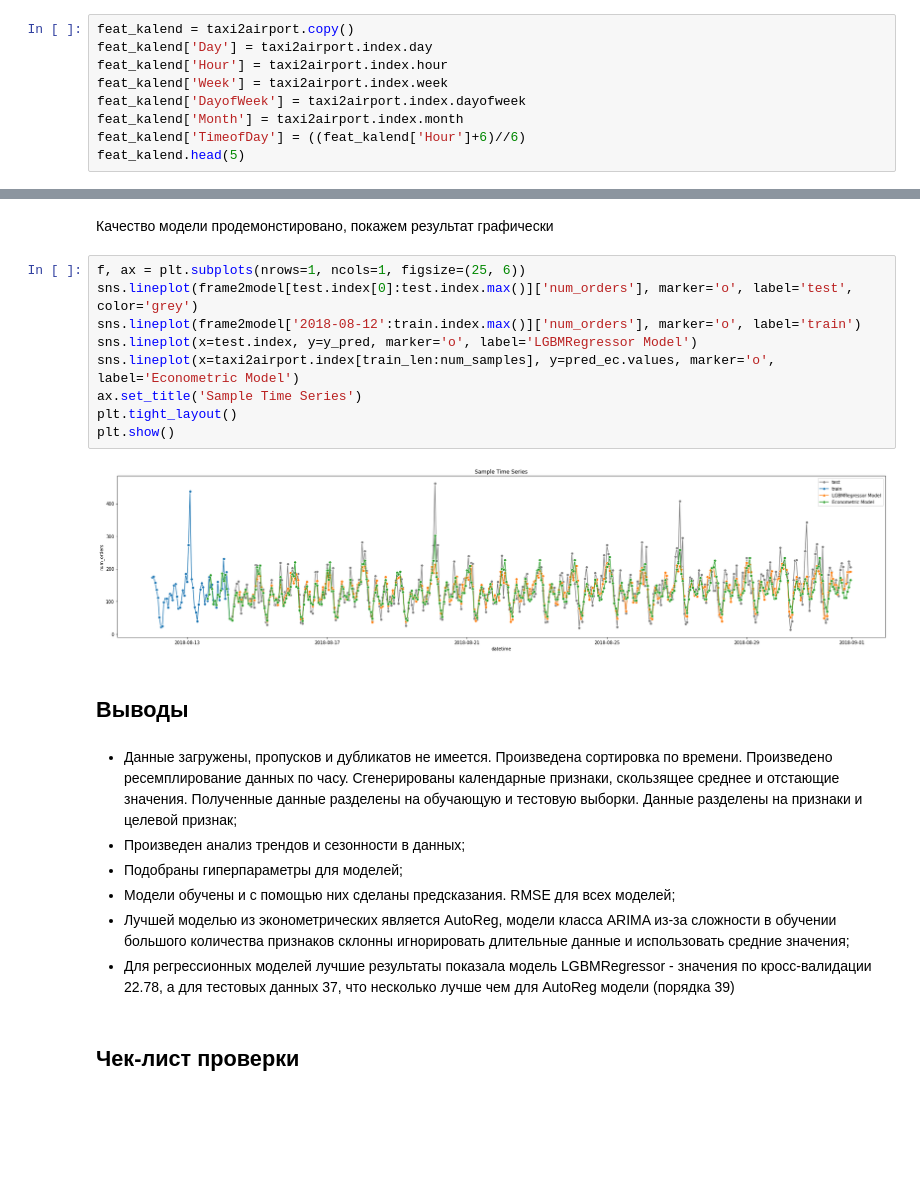
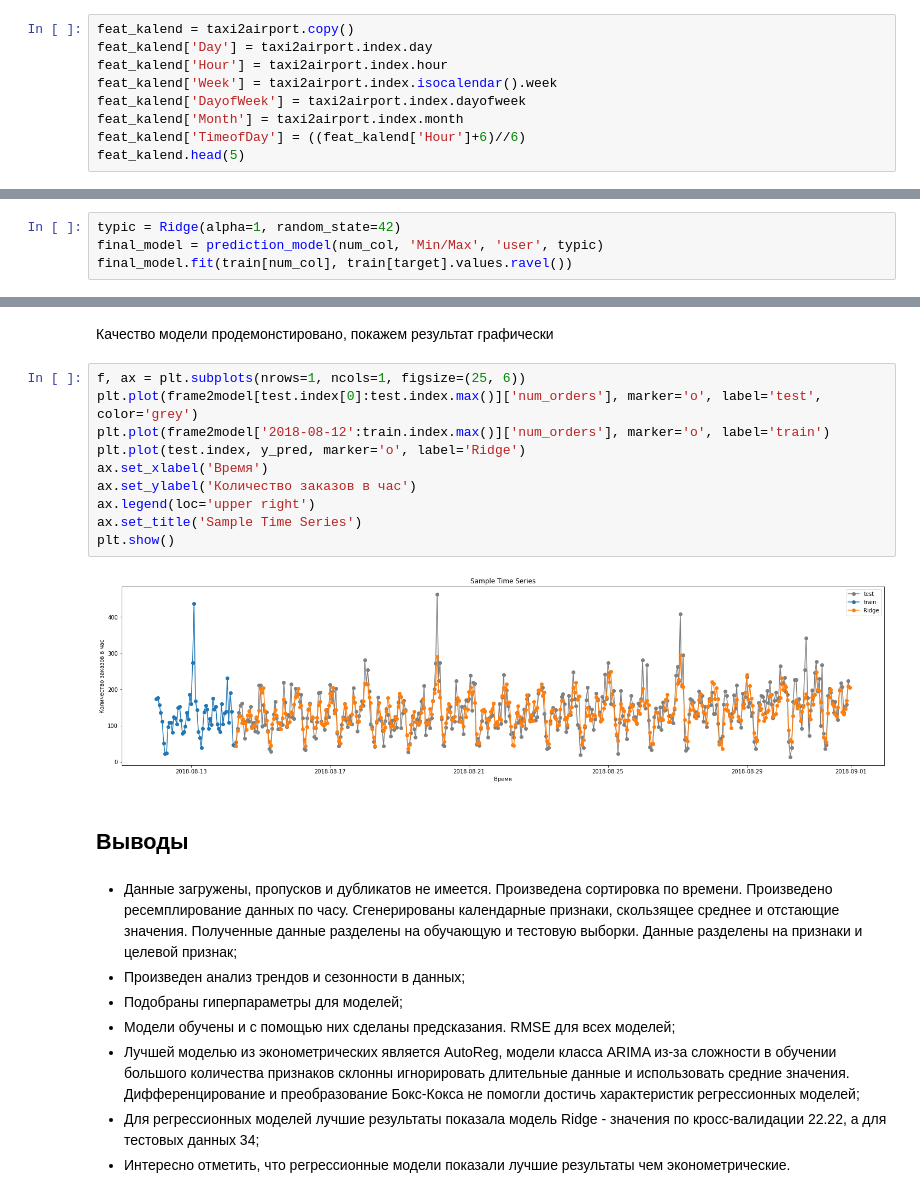
Before and after one commit to MalastowskiNS/-YanXPraKPjcts, a Jupyter notebook: M03P04-Taxi2Airport/Taxi2Airport.ipynb, the cells around one changed output, grey strips where cells are left out. Saved outputs shown, nothing was run; the diff lists cells and outputs as text; blank space fills up the shorter version.

```diff
--- a/M03P04-Taxi2Airport/Taxi2Airport.ipynb
+++ b/M03P04-Taxi2Airport/Taxi2Airport.ipynb
@@ -384,7 +441,7 @@ feat_acf.sample(5)
 feat_kalend = taxi2airport.copy()
 feat_kalend['Day'] = taxi2airport.index.day
 feat_kalend['Hour'] = taxi2airport.index.hour
-feat_kalend['Week'] = taxi2airport.index.week
+feat_kalend['Week'] = taxi2airport.index.isocalendar().week
 feat_kalend['DayofWeek'] = taxi2airport.index.dayofweek
 feat_kalend['Month'] = taxi2airport.index.month
 feat_kalend['TimeofDay'] = ((feat_kalend['Hour']+6)//6)
@@ -870,2 +958,6 @@ plt.show()
 # %% [markdown]
 Определим RMSE для лучшей модели на тестовой выборке
+# %%
+typic = Ridge(alpha=1, random_state=42)
+final_model = prediction_model(num_col, 'Min/Max', 'user', typic)
+final_model.fit(train[num_col], train[target].values.ravel())
@@ -887,15 +997,16 @@ print('Точность модели на тестовой выборке: RMSE
 Качество модели продемонстировано, покажем результат графически
 # %%
 f, ax = plt.subplots(nrows=1, ncols=1, figsize=(25, 6))
-sns.lineplot(frame2model[test.index[0]:test.index.max()]['num_orders'], marker='o', label='test', color='grey')
-sns.lineplot(frame2model['2018-08-12':train.index.max()]['num_orders'], marker='o', label='train')
-sns.lineplot(x=test.index, y=y_pred, marker='o', label='LGBMRegressor Model')
-sns.lineplot(x=taxi2airport.index[train_len:num_samples], y=pred_ec.values, marker='o', label='Econometric Model')
+plt.plot(frame2model[test.index[0]:test.index.max()]['num_orders'], marker='o', label='test', color='grey')
+plt.plot(frame2model['2018-08-12':train.index.max()]['num_orders'], marker='o', label='train')
+plt.plot(test.index, y_pred, marker='o', label='Ridge')
+ax.set_xlabel('Время')
+ax.set_ylabel('Количество заказов в час')
+ax.legend(loc='upper right')
 ax.set_title('Sample Time Series')
-plt.tight_layout()
 plt.show()
 # %% [output]
-[figure, old version]
+[figure, new version]
 # %% [markdown]
 ## Выводы
 # %% [markdown]
@@ -903,7 +1014,6 @@ plt.show()
 * Произведен анализ трендов и сезонности в данных;
 * Подобраны гиперпараметры для моделей;
 * Модели обучены и с помощью них сделаны предсказания. RMSE для всех моделей;
-* Лучшей моделью из эконометрических является AutoReg, модели класса ARIMA из-за сложности в обучении большого количества признаков склонны игнорировать длительные данные и использовать средние значения;
-* Для регрессионных моделей лучшие результаты показала модель LGBMRegressor - значения по кросс-валидации 22.78, а  для тестовых данных 37, что несколько лучше чем для AutoReg модели (порядка 39)
+* Лучшей моделью из эконометрических является AutoReg, модели класса ARIMA из-за сложности в обучении большого количества признаков склонны игнорировать длительные данные и использовать средние значения. Дифференцирование и преобразование Бокс-Кокса не помогли достичь характеристик регрессионных моделей;
+* Для регрессионных моделей лучшие результаты показала модель Ridge - значения по кросс-валидации 22.22, а  для тестовых данных 34;
+* Интересно отметить, что регрессионные модели показали лучшие результаты чем эконометрические.
-# %% [markdown]
-## Чек-лист проверки
```
Also changed, not shown: parts of 73 cells of this notebook.
